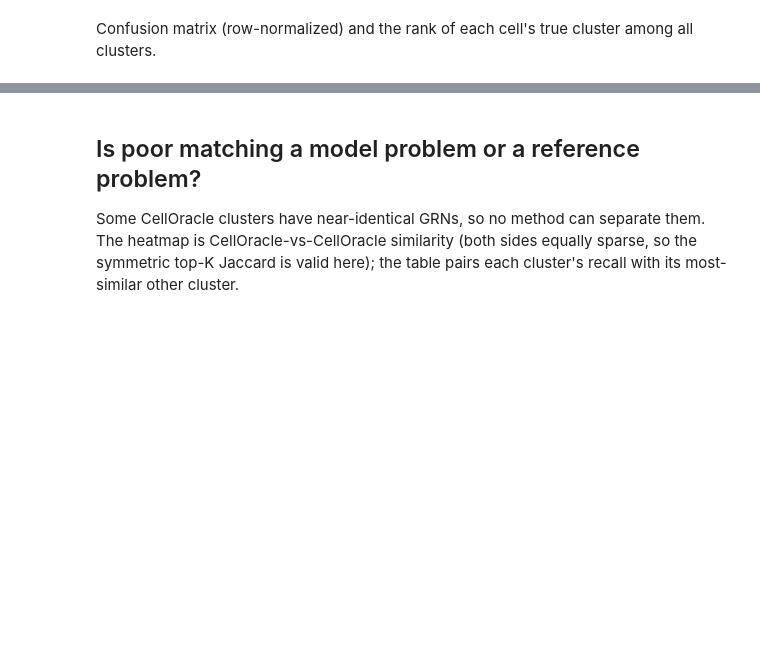
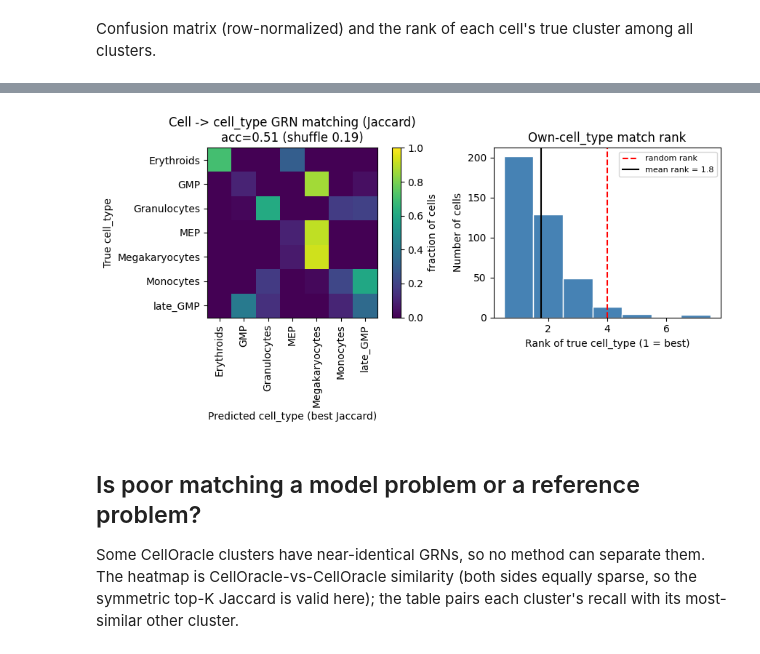
Before and after one commit to azizilab/COMET, a Jupyter notebook: comet/compare_to_celloracle_newmetrics.ipynb, the cells around one changed output, grey strips where cells are left out. Drawn from its saved outputs; the diff is of its cells as text; code cells hidden in the pictures; blank space fills up the shorter version.

```diff
--- a/comet/compare_to_celloracle_newmetrics.ipynb
+++ b/comet/compare_to_celloracle_newmetrics.ipynb
@@ -429,3 +404,25 @@ plt.tight_layout(); plt.show()
+# %%
+# Same plot, coarser cell_type labels
+fig, (ax1, ax2) = plt.subplots(1, 2, figsize=(10, 4.5), gridspec_kw={"width_ratios": [1.3, 1]})
+
+conf_ct = pd.crosstab(pd.Series(assigned_ct, name="true"), pd.Series(predicted_ct, name="predicted"))
+conf_ct = conf_ct.reindex(index=celltype_names, columns=celltype_names, fill_value=0)
+conf_ct_norm = conf_ct.div(conf_ct.sum(1).replace(0, np.nan), axis=0)
+im = ax1.imshow(conf_ct_norm.values, vmin=0, vmax=1, cmap="viridis")
+ax1.set_xticks(range(len(celltype_names))); ax1.set_xticklabels(celltype_names, rotation=90)
+ax1.set_yticks(range(len(celltype_names))); ax1.set_yticklabels(celltype_names)
+ax1.set_xlabel("Predicted cell_type (best Jaccard)"); ax1.set_ylabel("True cell_type")
+ax1.set_title(f"Cell -> cell_type GRN matching (Jaccard)\nacc={acc_ct:.2f} (shuffle {shuffle_acc_ct.mean():.2f})")
+fig.colorbar(im, ax=ax1, label="fraction of cells", fraction=0.046)
+
+ax2.hist(ranks_ct, bins=np.arange(1, len(celltype_names) + 2) - 0.5, color="steelblue", edgecolor="white")
+ax2.axvline((len(celltype_names) + 1) / 2, color="red", ls="--", label="random rank")
+ax2.axvline(ranks_ct.mean(), color="black", label=f"mean rank = {ranks_ct.mean():.1f}")
+ax2.set_xlabel("Rank of true cell_type (1 = best)"); ax2.set_ylabel("Number of cells")
+ax2.set_title("Own-cell_type match rank"); ax2.legend(fontsize=8)
+plt.tight_layout(); plt.show()
+# %% [output]
+[figure, added]
 # %% [markdown]
 ## Is poor matching a model problem or a reference problem?
 
```
Also changed, not shown: parts of 18 cells of this notebook, 5 other files.
